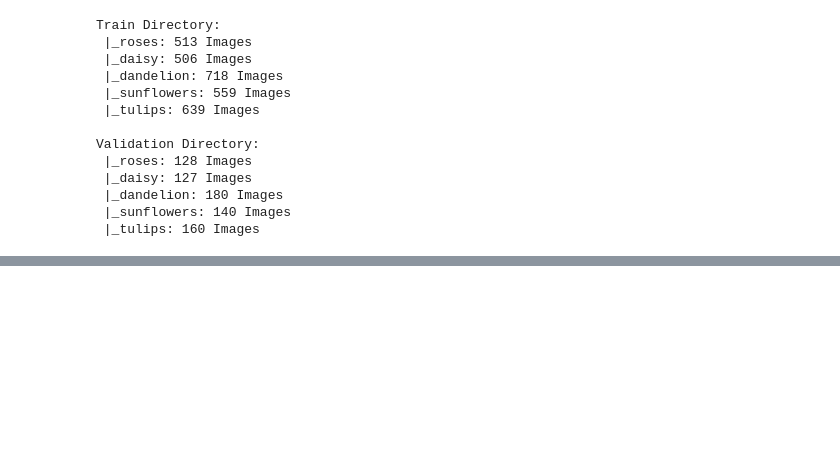
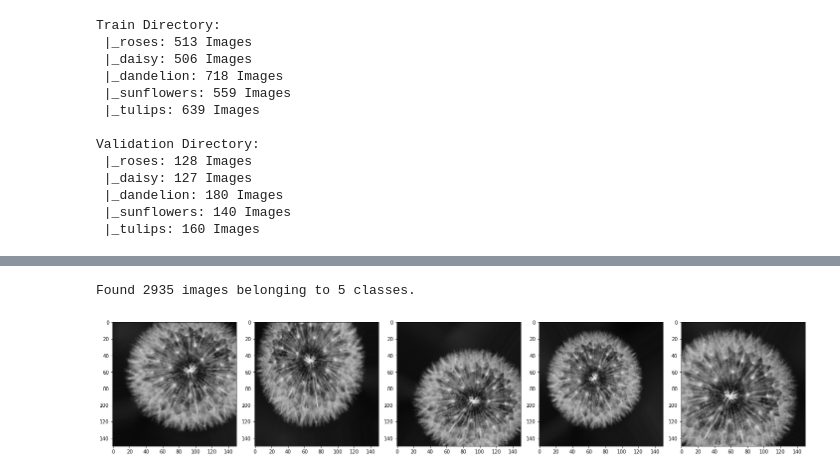
Before and after one commit to marcelounb/tensorflow_udacity, a Jupyter notebook: 05_images_of_flowers_exercise.ipynb, the cells around one changed output, grey strips where cells are left out. Saved outputs shown, nothing was run; the diff lists cells and outputs as text; code cells hidden in the pictures; blank space fills up the shorter version.

```diff
--- a/05_images_of_flowers_exercise.ipynb
+++ b/05_images_of_flowers_exercise.ipynb
@@ -177,0 +260,19 @@ Validation Directory:
+# %%
+image_gen_train = ImageDataGenerator(
+      rescale=1./255,
+      rotation_range=40,
+      width_shift_range=0.2,
+      height_shift_range=0.2,
+      shear_range=0.2,
+      zoom_range=0.2,
+      horizontal_flip=True,
+      fill_mode='nearest')
+
+train_data_gen = image_gen_train.flow_from_directory(batch_size= BATCH_SIZE, directory=train_dir, shuffle=True, target_size=(IMG_SHAPE,IMG_SHAPE))
+
+# Now let's plot a random image to see if it worked !
+augmented_images = [train_data_gen[0][0][0] for i in range(5)]
+plotImages(augmented_images)
+# %% [output]
+Found 2935 images belonging to 5 classes.
+[figure, added]
```
Also changed, not shown: parts of 16 cells of this notebook.
